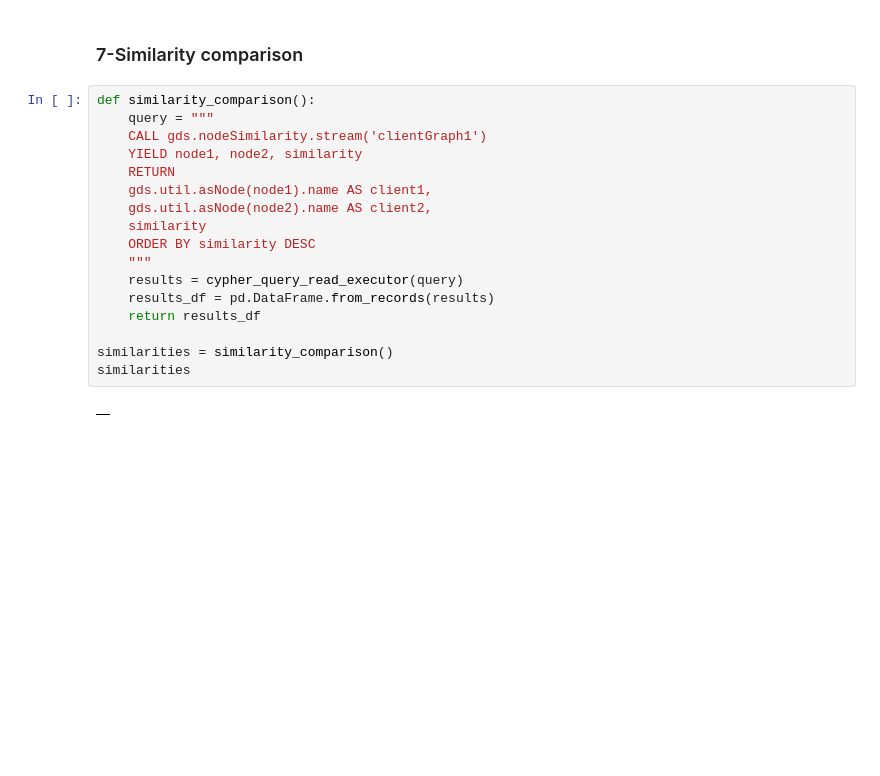
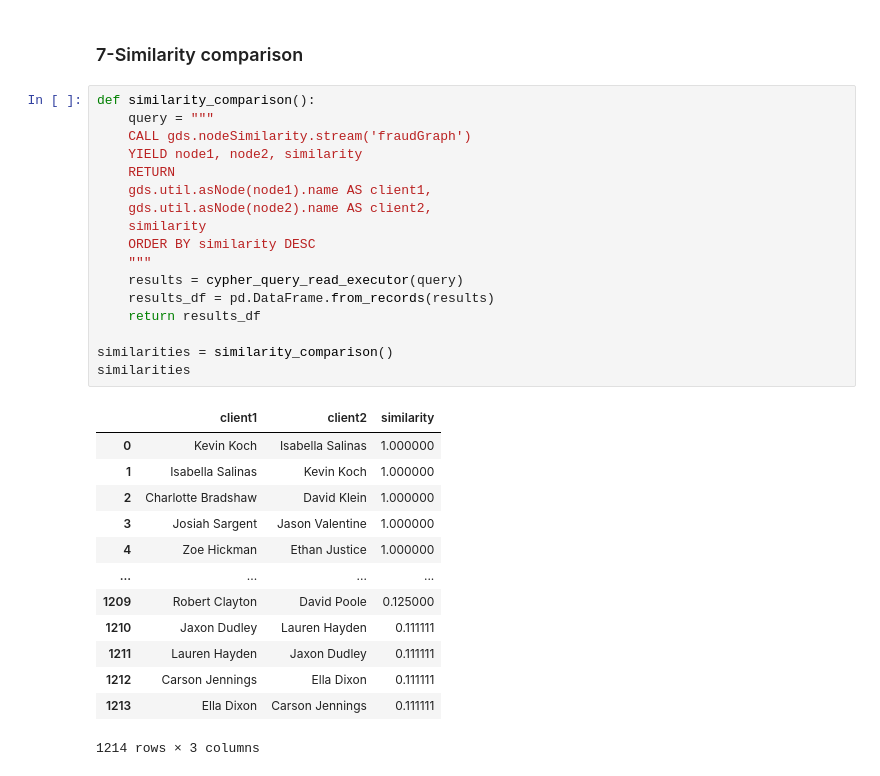
Before and after one commit to ehampala/frauddetect_w_neo4j, a Jupyter notebook: fraud_detect_note.ipynb, the cells around one changed output. Saved outputs shown, nothing was run; the diff lists cells and outputs as text; blank space fills up the shorter version.

```diff
--- a/fraud_detect_note.ipynb
+++ b/fraud_detect_note.ipynb
@@ -313,19 +440,31 @@ suspect_nodes_w_betweenness
 # %%
 def similarity_comparison():
     query = """
-    CALL gds.nodeSimilarity.stream('clientGraph1')
+    CALL gds.nodeSimilarity.stream('fraudGraph')
     YIELD node1, node2, similarity
     RETURN
     gds.util.asNode(node1).name AS client1,
     gds.util.asNode(node2).name AS client2,
     similarity
     ORDER BY similarity DESC
     """
     results = cypher_query_read_executor(query)
     results_df = pd.DataFrame.from_records(results)
     return results_df
 
 similarities = similarity_comparison()
 similarities
 # %% [output]
-|  |
+|  | client1 | client2 | similarity |
+| 0 | Kevin Koch | Isabella Salinas | 1.000000 |
+| 1 | Isabella Salinas | Kevin Koch | 1.000000 |
+| 2 | Charlotte Bradshaw | David Klein | 1.000000 |
+| 3 | Josiah Sargent | Jason Valentine | 1.000000 |
+| 4 | Zoe Hickman | Ethan Justice | 1.000000 |
+| ... | ... | ... | ... |
+| 1209 | Robert Clayton | David Poole | 0.125000 |
+| 1210 | Jaxon Dudley | Lauren Hayden | 0.111111 |
+| 1211 | Lauren Hayden | Jaxon Dudley | 0.111111 |
+| 1212 | Carson Jennings | Ella Dixon | 0.111111 |
+| 1213 | Ella Dixon | Carson Jennings | 0.111111 |
+1214 rows × 3 columns
```
Also changed, not shown: parts of 17 cells of this notebook.
